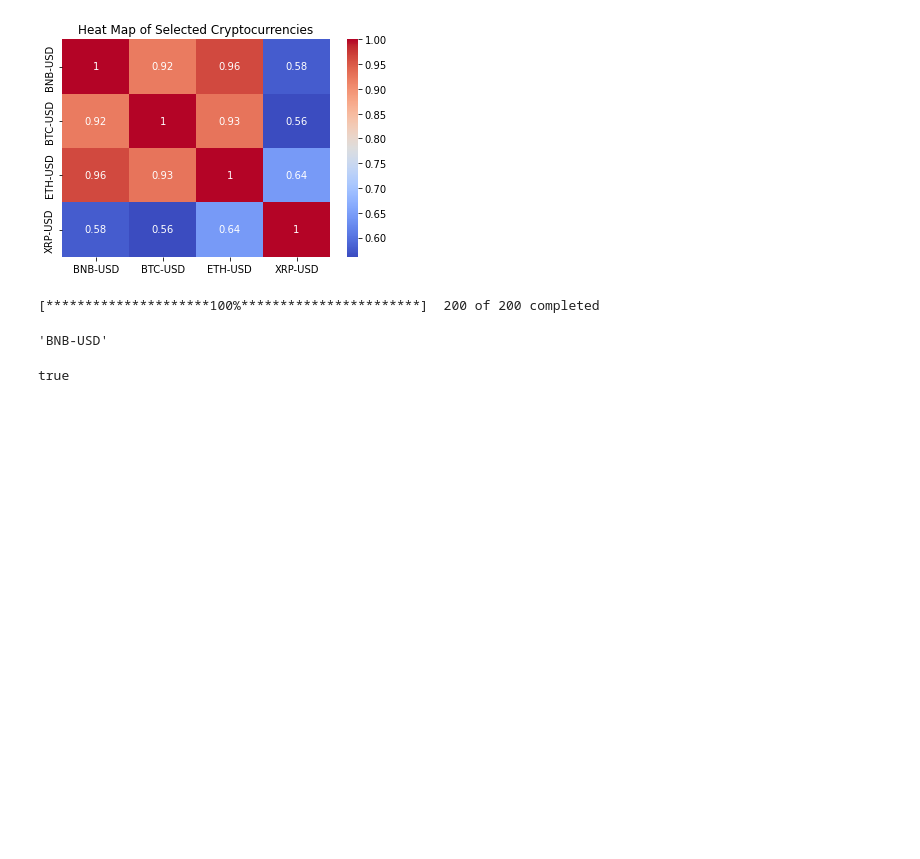
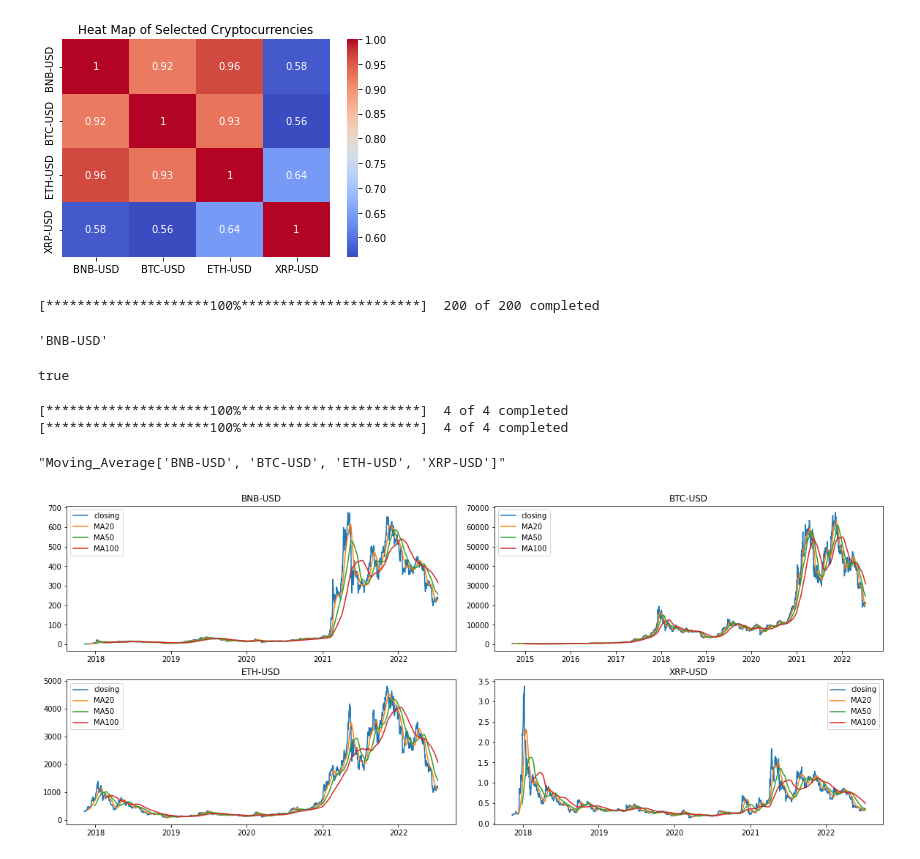
Before and after one commit to er1cyao/Crypto-Bot, a Jupyter notebook: data.ipynb, the cells around one changed output. Saved outputs shown, nothing was run; the diff lists cells and outputs as text; code cells hidden in the pictures; blank space fills up the shorter version.

Commit message:
moving avg command

```diff
--- a/data.ipynb
+++ b/data.ipynb
@@ -295,3 +295,82 @@ if split_string(input)[0] in symbols and  split_string(input)[1] in symbols and
         print("true")
 # %% [output]
 true
+# %%
+import os
+import discord
+from discord.ext import commands
+import yfinance as yf
+import pandas as pd
+import seaborn as sns
+import matplotlib.pyplot as plt
+from pycoingecko import CoinGeckoAPI
+from datetime import datetime
+
+
+import yahoo_fin.stock_info as si
+
+s = Screener()
+data = s.get_screeners('all_cryptocurrencies_us', count=200)
+
+dicts = data['all_cryptocurrencies_us']['quotes']
+symbols = [d['symbol'] for d in dicts]
+symbols
+
+
+def generate_moving_average(arr):
+    mov_avg = arr
+    if arr[0] and arr[1] and arr[2] and arr[3] in symbols:
+        mov_avg_data = yf.download(mov_avg,start = past, end = now)
+        MA20 = mov_avg_data['Adj Close'].rolling(20).mean()
+        MA50 = mov_avg_data['Adj Close'].rolling(50).mean()
+        MA100 = mov_avg_data['Adj Close'].rolling(100).mean()
+
+        mov_adjClose = mov_avg_data['Adj Close']
+
+        mov_avg = arr
+        if arr[0] and arr[1] and arr[2] and arr[3] in symbols:
+            mov_avg_data = yf.download(mov_avg,start = past, end = now)
+            MA20 = mov_avg_data['Adj Close'].rolling(20).mean()
+            MA50 = mov_avg_data['Adj Close'].rolling(50).mean()
+            MA100 = mov_avg_data['Adj Close'].rolling(100).mean()
+
+            mov_adjClose = mov_avg_data['Adj Close']
+
+            fig, axs = plt.subplots(2,2,figsize=(20,8),gridspec_kw ={'hspace': 0.2, 'wspace': 0.1})
+            axs[0,0].plot(mov_adjClose[arr[0]], label = 'closing')
+            axs[0,0].plot(MA20[arr[0]], label = 'MA20')
+            axs[0,0].plot(MA50[arr[0]], label = 'MA50')
+            axs[0,0].plot(MA100[arr[0]], label = 'MA100')
+            axs[0,0].set_title(arr[0])
+            axs[0,0].legend()
+
+            axs[0,1].plot(mov_adjClose[arr[1]], label = 'closing')
+            axs[0,1].plot(MA20[arr[1]], label = 'MA20')
+            axs[0,1].plot(MA50[arr[1]], label = 'MA50')
+            axs[0,1].plot(MA100[arr[1]], label = 'MA100')
+            axs[0,1].set_title(arr[1])
+            axs[0,1].legend()
+
+            axs[1,0].plot(mov_adjClose[arr[2]], label = 'closing')
+            axs[1,0].plot(MA20[arr[2]], label = 'MA20')
+            axs[1,0].plot(MA50[arr[2]], label = 'MA50')
+            axs[1,0].plot(MA100[arr[2]], label = 'MA100')
+            axs[1,0].set_title(arr[2])
+            axs[1,0].legend()
+
+            axs[1,1].plot(mov_adjClose[arr[3]], label = 'closing')
+            axs[1,1].plot(MA20[arr[3]], label = 'MA20')
+            axs[1,1].plot(MA50[arr[3]], label = 'MA50')
+            axs[1,1].plot(MA100[arr[3]], label = 'MA100')
+            axs[1,1].set_title(arr[3])
+            axs[1,1].legend()
+
+            plt.savefig("Moving_Average")
+            return("Moving_Average" + str(str(arr)))
+test_arr = ["BNB-USD","BTC-USD","ETH-USD","XRP-USD"]
+generate_moving_average(test_arr)
+# %% [output]
+[*********************100%***********************]  4 of 4 completed
+[*********************100%***********************]  4 of 4 completed
+"Moving_Average['BNB-USD', 'BTC-USD', 'ETH-USD', 'XRP-USD']"
+[figure, added]
```
Also changed, not shown: parts of 3 cells of this notebook, 2 other files.
